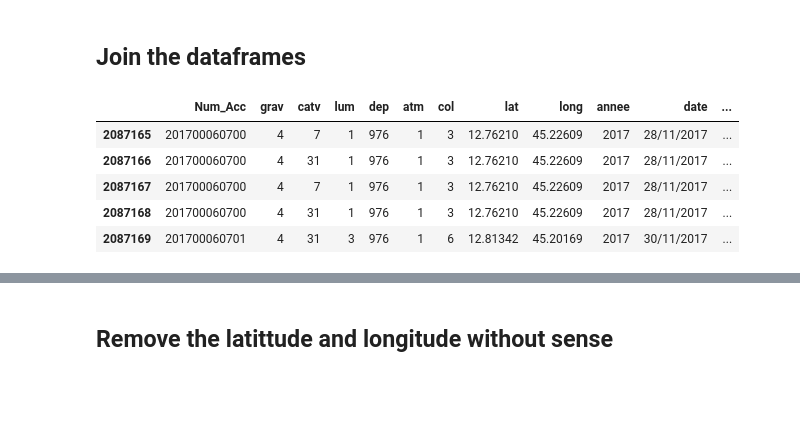
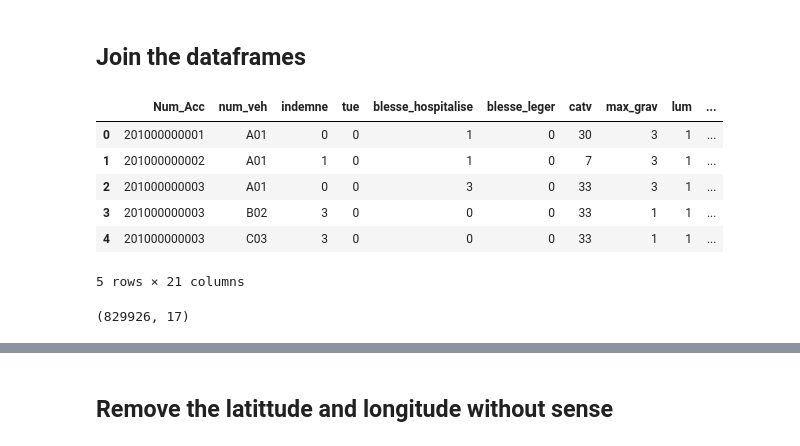
Before and after one commit to TheoSimier/Visualisation-des-accidents-routiers-en-France, a Jupyter notebook: preparation_des_donnees.ipynb, the cells around one changed output, grey strips where cells are left out. Cells and saved outputs as stored; diff of their text form; code cells hidden in the pictures; blank space fills up the shorter version.

```diff
--- a/preparation_des_donnees.ipynb
+++ b/preparation_des_donnees.ipynb
@@ -214,0 +192,14 @@ df_insee.shape
+# %%
+data = data.groupby(['Num_Acc','num_veh']).agg({'indemne':'sum',
+                                              'tue':'sum',
+                                              'blesse_hospitalise':'sum',
+                                              'blesse_leger':'sum',
+                                              'catv':'first',})
+# %%
+data.reset_index(inplace=True)
+# %%
+data['max_grav'] = 1
+# Maximum gravity in the accident 2 > 3 > 4 > 1
+data.loc[data['tue'] > 0, 'max_grav'] = 2
+data.loc[((data['tue'] <= 0) & (data['blesse_hospitalise'] > 0)), 'max_grav'] = 3
+data.loc[((data['tue'] <= 0) & (data['blesse_hospitalise'] <= 0) & (data['blesse_leger'] > 0)), 'max_grav'] = 4
@@ -221,14 +233,15 @@ data = pd.merge(data, df_caracteristiques, how='left',on=['Num_Acc'])
 # %%
 data = pd.merge(data, df_lieux, how='left',on=['Num_Acc'])
 # %%
-data = pd.merge(data, df_insee, how='left', left_on=['dep'], right_on=['code insee dep'])
+data = pd.merge(data, df_habitant, how='left', left_on=['dep'], right_on=['code_insee'])
 # %%
-data.tail()
+data.head()
 # %% [output]
-|  | Num_Acc | grav | catv | lum | dep | atm | col | lat | long | annee | date | ... |
-| 2087165 | 201700060700 | 4 | 7 | 1 | 976 | 1 | 3 | 12.76210 | 45.22609 | 2017 | 28/11/2017 | ... |
-| 2087166 | 201700060700 | 4 | 31 | 1 | 976 | 1 | 3 | 12.76210 | 45.22609 | 2017 | 28/11/2017 | ... |
-| 2087167 | 201700060700 | 4 | 7 | 1 | 976 | 1 | 3 | 12.76210 | 45.22609 | 2017 | 28/11/2017 | ... |
-| 2087168 | 201700060700 | 4 | 31 | 1 | 976 | 1 | 3 | 12.76210 | 45.22609 | 2017 | 28/11/2017 | ... |
-| 2087169 | 201700060701 | 4 | 31 | 3 | 976 | 1 | 6 | 12.81342 | 45.20169 | 2017 | 30/11/2017 | ... |
+|  | Num_Acc | num_veh | indemne | tue | blesse_hospitalise | blesse_leger | catv | max_grav | lum | ... |
+| 0 | 201000000001 | A01 | 0 | 0 | 1 | 0 | 30 | 3 | 1 | ... |
+| 1 | 201000000002 | A01 | 1 | 0 | 1 | 0 | 7 | 3 | 1 | ... |
+| 2 | 201000000003 | A01 | 0 | 0 | 3 | 0 | 33 | 3 | 1 | ... |
+| 3 | 201000000003 | B02 | 3 | 0 | 0 | 0 | 33 | 1 | 1 | ... |
+| 4 | 201000000003 | C03 | 3 | 0 | 0 | 0 | 33 | 1 | 1 | ... |
+5 rows × 21 columns
 # %%
@@ -240,3 +249,7 @@ data.drop(columns=["dep","code insee dep"], inplace=True)
+# %%
+data.shape
+# %% [output]
+(829926, 17)
 # %%
 for column in data.columns:
     na = sum(data[column].isna())
```
Also changed, not shown: parts of 42 cells of this notebook, 7 other files.
